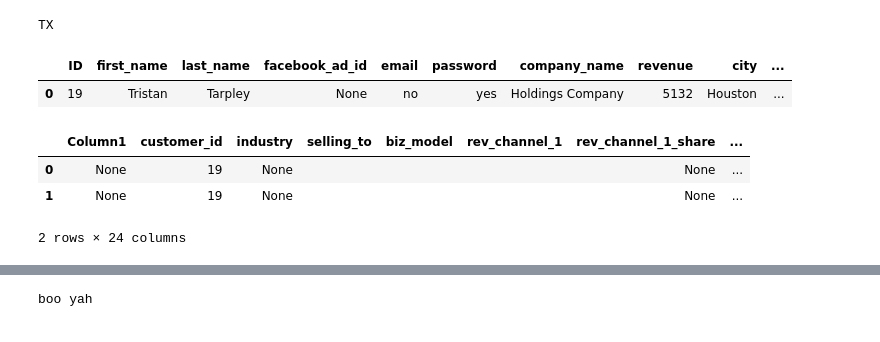
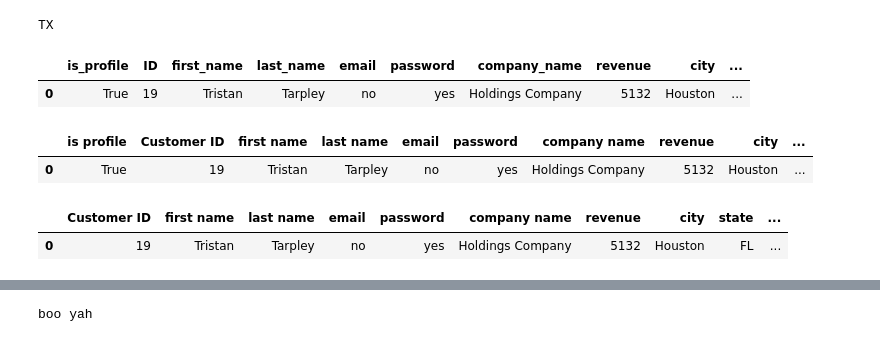
Before and after one commit to tristan-kenneth-tarpley/marketr, a Jupyter notebook: analysis.ipynb, the cells around one changed output, grey strips where cells are left out. Saved outputs shown, nothing was run; the diff lists cells and outputs as text; code cells hidden in the pictures.

```diff
--- a/analysis.ipynb
+++ b/analysis.ipynb
@@ -41,15 +51,35 @@ def get_customers():
 
 def debug(strSQL):
     print(strSQL)
+# %%
+test = sql_to_df("""SELECT * FROM dbo.customer_basic WHERE ID = """ + str(19))
+test.insert(loc=0, column='is_profile', value=True)
+test
+# %% [output]
+|  | is_profile | ID | first_name | last_name | email | password | company_name | revenue | city | ... |
+| 0 | True | 19 | Tristan | Tarpley | no | yes | Holdings Company | 5132 | Houston | ... |
+# %%
+def clean_for_display(df):
+    for key, value in df.items():
+        if key == "ID":
+            df.rename(columns = {"ID": "Customer ID"}, inplace=True)
+        elif key == "perc_complete":
+            df.rename(columns = {"perc_complete": "% of onboarding completed"}, inplace=True)
+        elif key.find("_") > 0: # if an underscore is found
+            newkey = key.replace("_"," ") # convert underscores to space's
+            df.rename(columns = {key: newkey}, inplace=True)
+
+    return df
+
+clean_for_display(test)
+test
+# %% [output]
+|  | is profile | Customer ID | first name | last name | email | password | company name | revenue | city | ... |
+| 0 | True | 19 | Tristan | Tarpley | no | yes | Holdings Company | 5132 | Houston | ... |
 # %%
-sql_to_df("""SELECT * FROM dbo.customer_basic WHERE ID = """ + str(19))
+df = sql_to_df("""SELECT * FROM dbo.customer_basic WHERE id = '""" + str(19) + """'""")
+df = clean_for_display(df)
+df
 # %% [output]
-|  | ID | first_name | last_name | facebook_ad_id | email | password | company_name | revenue | city | ... |
-| 0 | 19 | Tristan | Tarpley | None | no | yes | Holdings Company | 5132 | Houston | ... |
+|  | Customer ID | first name | last name | email | password | company name | revenue | city | state | ... |
+| 0 | 19 | Tristan | Tarpley | no | yes | Holdings Company | 5132 | Houston | FL | ... |
-# %%
-sql_to_df("""SELECT * FROM dbo.company_info WHERE customer_id = """ + str(19))
-# %% [output]
-|  | Column1 | customer_id | industry | selling_to | biz_model | rev_channel_1 | rev_channel_1_share | ... |
-| 0 | None | 19 | None |  |  |  | None | ... |
-| 1 | None | 19 | None |  |  |  | None | ... |
-2 rows × 24 columns
```
Also changed, not shown: parts of 3 cells of this notebook, 42 other files.
